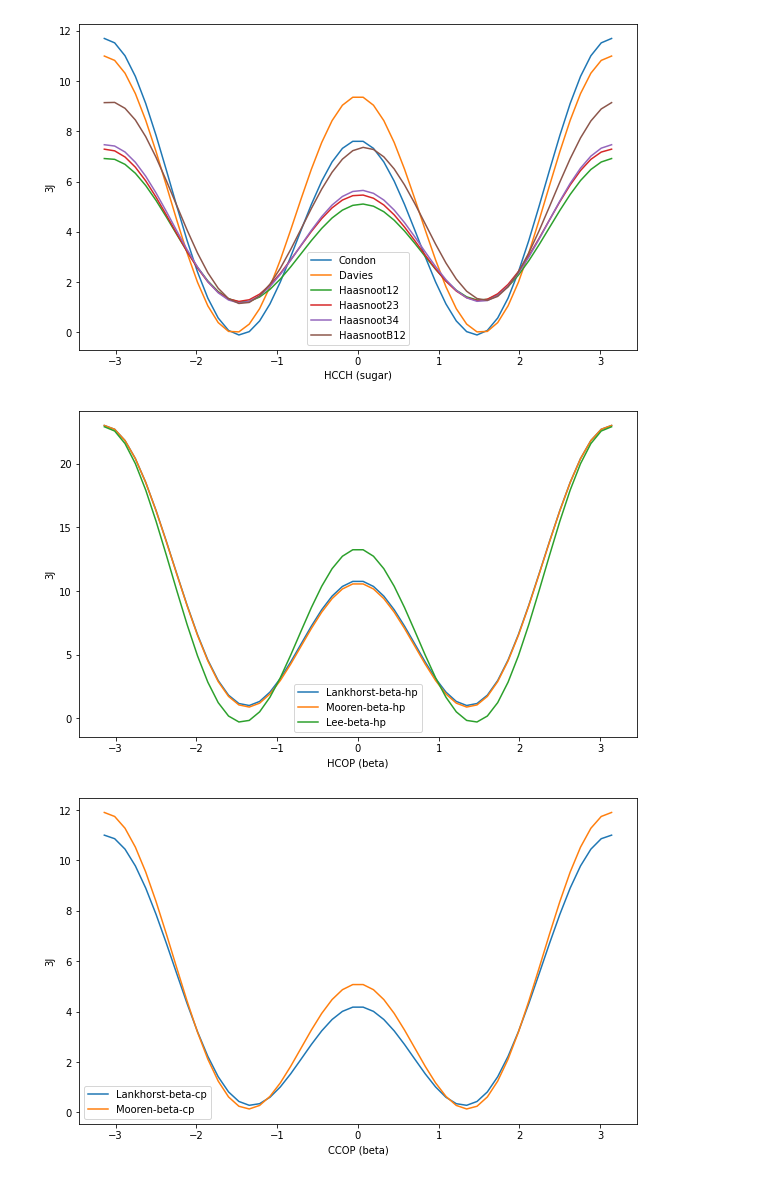
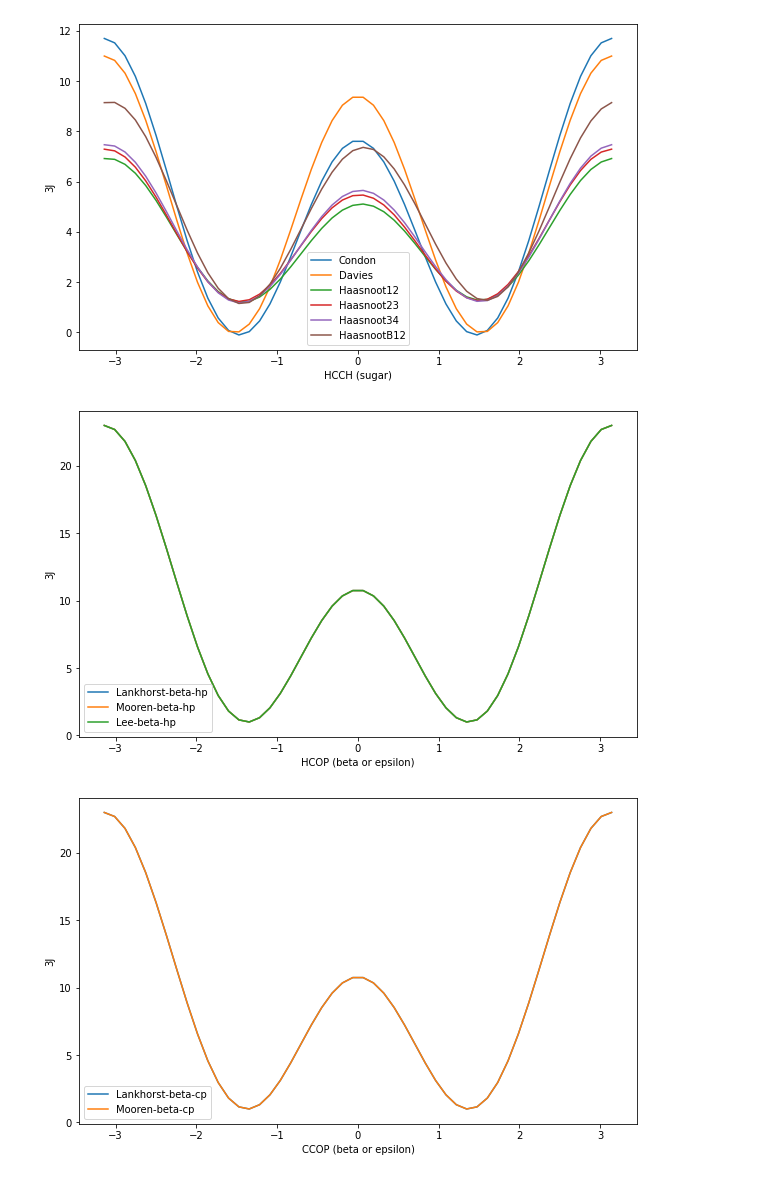
Before and after one commit to bussilab/karplus-equations, a Jupyter notebook: Karplus-Equations.ipynb, the cells around one changed output. Cells and saved outputs as stored; diff of their text form; code cells hidden in the pictures.

Commit message:
added epsilon (=beta)

```diff
--- a/Karplus-Equations.ipynb
+++ b/Karplus-Equations.ipynb
@@ -104,26 +104,26 @@ plt.show()
 def karplus_backbone(x,par):
     R=np.pi/180 # conversion to radians, needed for some parametrizations
 
-    if par=="Lankhorst-beta-hp":
+    if par=="Lankhorst-beta-hp" or "Lankhorst-epsilon-hp":
         # Parameters from Lankhorst (1984)
         # https://www.tandfonline.com/doi/abs/10.1080/07391102.1984.10507527
         # Eq in the abstract of the paper
         # Also used in Barnaba https://rnajournal.cshlp.org/content/25/2/219/T1.expansion.html
         return 15.3*np.cos(x)**2-6.1*np.cos(x)+1.6
 
-    elif par=="Mooren-beta-hp":
+    elif par=="Mooren-beta-hp" or par=="Mooren-epsilon-hp":
         # Parameters from Mooren (1994)
         # https://www.ncbi.nlm.nih.gov/pmc/articles/PMC308224/pdf/nar00037-0233.pdf
         # Eq. (4)
         return 15.3*np.cos(x)**2-6.2*np.cos(x)+1.5
 
-    elif par=="Lee-beta-hp":
+    elif par=="Lee-beta-hp" or par=="Lee-epsilon-hp":
         # Parameters from Lee (1976)
         # https://pubs.acs.org/doi/pdf/10.1021/ja00428a026
         # Eq. (3)
         return 18.1*np.cos(x)**2-4.8*np.cos(x)
 
-    elif par=="Lankhorst-beta-cp":
+    elif par=="Lankhorst-beta-cp" or par=="Lankhorst-epsilon-cp":
         # Parameters from Lankhorst (1984)
         # https://www.tandfonline.com/doi/abs/10.1080/07391102.1984.10507527
         # Eq in the abstract of the paper
@@ -131,7 +131,7 @@ def karplus_backbone(x,par):
         # Note: in barnaba they are mentioned as Marino et al, which is a review
         return 6.9*np.cos(x)**2 - 3.4*np.cos(x) + 0.7
 
-    elif par=="Mooren-beta-cp":
+    elif par=="Mooren-beta-cp" or par=="Mooren-epsilon-cp":
         # Parameters from Mooren (1994)
         # https://www.ncbi.nlm.nih.gov/pmc/articles/PMC308224/pdf/nar00037-0233.pdf
         # Eq. (3)
@@ -196,18 +196,18 @@ def karplus_backbone(x,par):
 # %%
 plt.figure(figsize=(10,6))
 for l in [
     "Lankhorst-beta-hp",
     "Mooren-beta-hp",
     "Lee-beta-hp",
 ]:
     x=np.linspace(-np.pi,np.pi)
     plt.plot(x,karplus_backbone(x,par=l),label=l)
 plt.legend()
-plt.xlabel("HCOP (beta)")
+plt.xlabel("HCOP (beta or epsilon)")
 plt.ylabel("3J")
 plt.show()
 # %% [output]
-[figure, old version]
+[figure, new version]
 # %%
 plt.figure(figsize=(10,6))
 for l in [
@@ -217,11 +217,11 @@ for l in [
     x=np.linspace(-np.pi,np.pi)
     plt.plot(x,karplus_backbone(x,par=l),label=l)
 plt.legend()
-plt.xlabel("CCOP (beta)")
+plt.xlabel("CCOP (beta or epsilon)")
 plt.ylabel("3J")
 plt.show()
 # %% [output]
-[figure, old version]
+[figure, new version]
 # %%
 plt.figure(figsize=(10,6))
 for l in [
```
Also changed, not shown: parts of 1 cell of this notebook.
